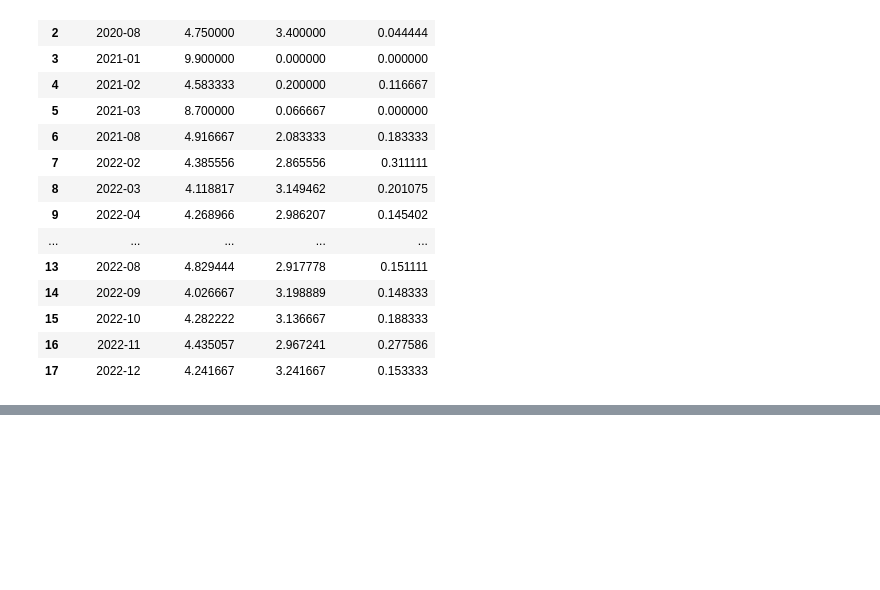
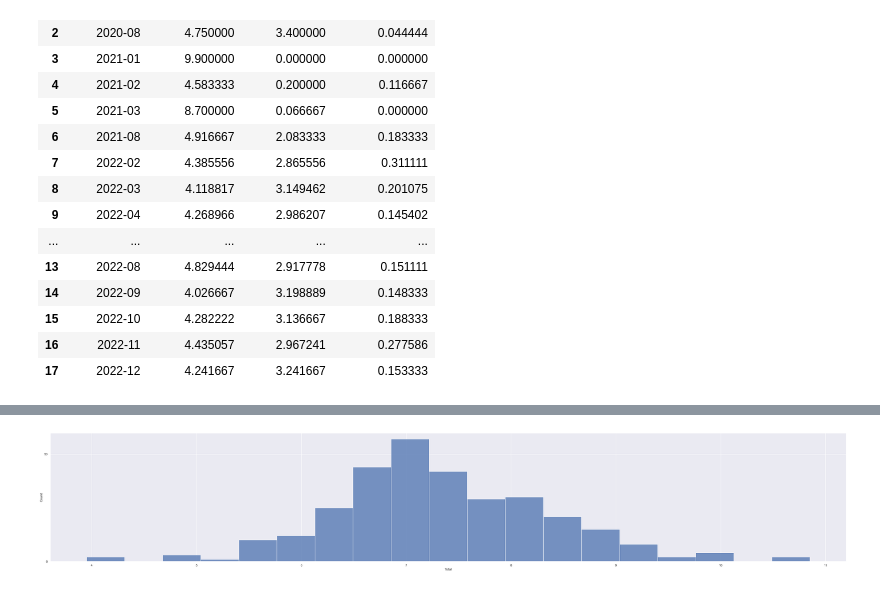
Before and after one commit to ferhat00/garmin_sleep_analysis, a Jupyter notebook: sleep_garmin.ipynb, the cells around one changed output, grey strips where cells are left out. Cells and saved outputs as stored; diff of their text form; code cells hidden in the pictures; blank space fills up the shorter version.

```diff
--- a/sleep_garmin.ipynb
+++ b/sleep_garmin.ipynb
@@ -403,0 +411,5 @@ sns.boxplot(data = df_subset2_melted, x = 'date', y = 'value', hue = 'variable')
+# %%
+df_daily_subset.reset_index(inplace = True)
+# %%
+df_daily_subset['dayofweek'] = pd.to_datetime(df_daily_subset.reset_index()['date']).dt.day_name().to_frame()
+df_daily_subset
@@ -403,0 +452,4 @@ sns.boxplot(data = df_subset2_melted, x = 'date', y = 'value', hue = 'variable')
+# %%
+#df_daily_subset.set_index('date', inplace=True)
+df_daily_subset = df_daily_subset.drop(['index'], axis=1)
+df_daily_subset
@@ -403,0 +471,6 @@ sns.boxplot(data = df_subset2_melted, x = 'date', y = 'value', hue = 'variable')
+# %%
+a = sns.histplot(data = df_daily_subset, x = 'Total' )
+sns.set(font_scale = 8)
+plt.show()
+# %% [output]
+[figure, added]
```
Also changed, not shown: parts of 40 cells of this notebook, 1 other file.
